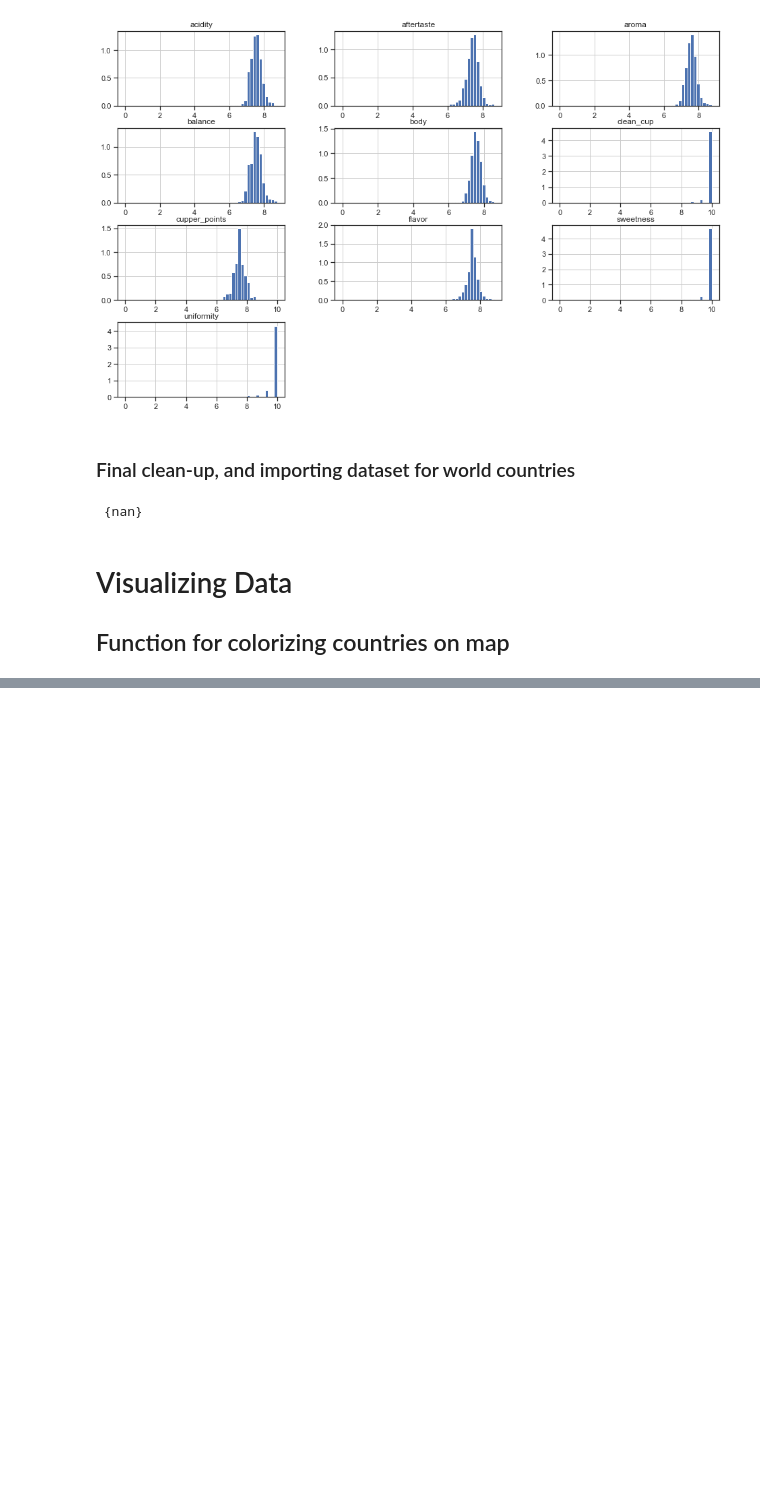
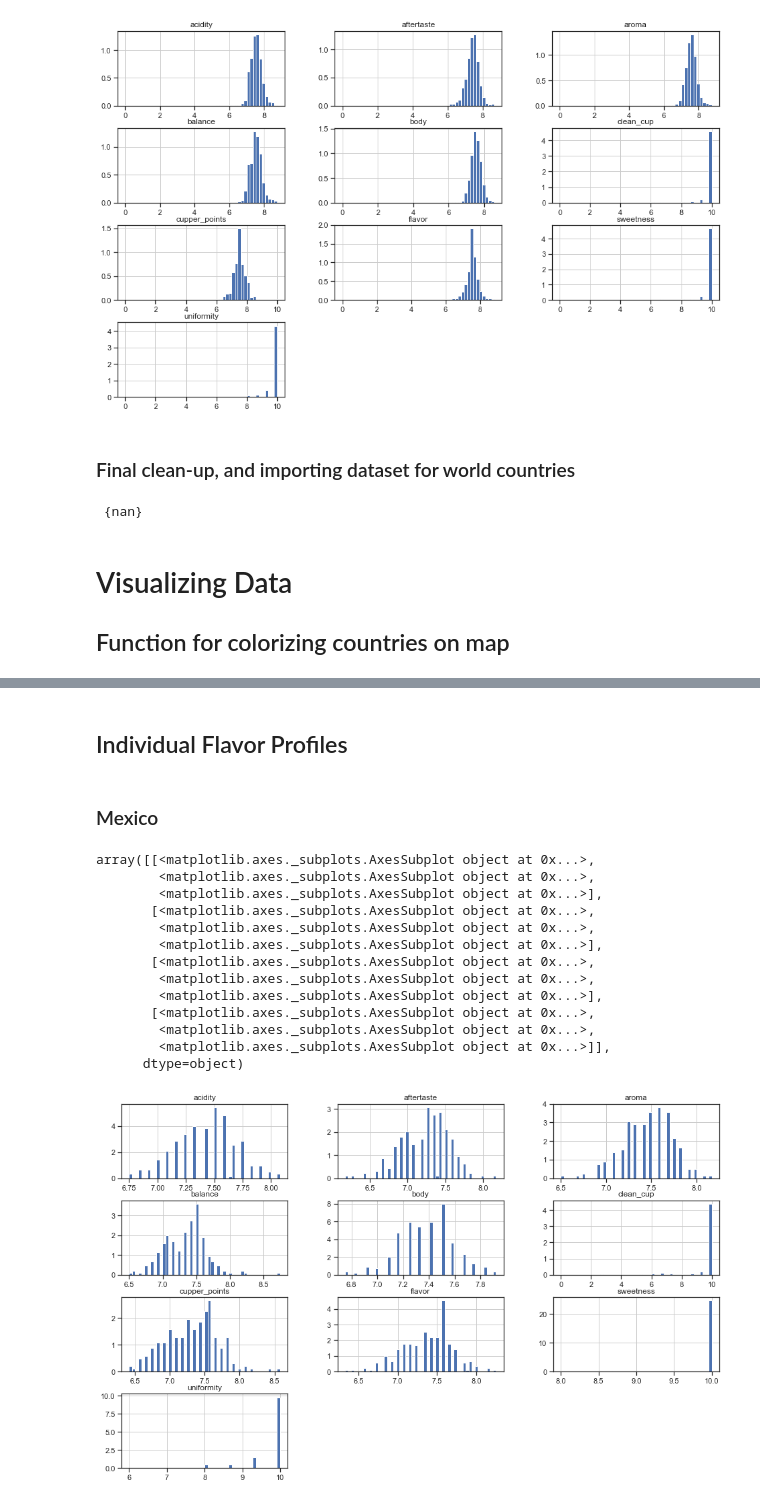
Before and after one commit to Evelyn-H/Data-Analysis-Course, a Jupyter notebook: Coffee Explorations.ipynb, the cells around one changed output, grey strips where cells are left out. Drawn from its saved outputs; the diff is of its cells as text; code cells hidden in the pictures; blank space fills up the shorter version.

```diff
--- a/Coffee Explorations.ipynb
+++ b/Coffee Explorations.ipynb
@@ -252,0 +241,26 @@ plt.xticks(range(len(counts)), list(counts.keys()), rotation=90)
+# %%
+# Let us investigate the top 5 countries. # Have list of attributes to test below.
+score_cols = ['aroma', 'flavor', 'aftertaste', 'acidity', 'body', 'balance', 'uniformity', 'clean_cup', 'sweetness', 'cupper_points']
+def show_flavor_profile(country_name):
+    return df[df.country_of_origin == country_name].hist(column=score_cols, bins=50, figsize=(16,10), sharey=False, normed=True)
+# %% [markdown]
+## Individual Flavor Profiles
+# %% [markdown]
+### Mexico
+# %%
+show_flavor_profile("Mexico")
+# %% [output]
+array([[<matplotlib.axes._subplots.AxesSubplot object at 0x...>,
+        <matplotlib.axes._subplots.AxesSubplot object at 0x...>,
+        <matplotlib.axes._subplots.AxesSubplot object at 0x...>],
+       [<matplotlib.axes._subplots.AxesSubplot object at 0x...>,
+        <matplotlib.axes._subplots.AxesSubplot object at 0x...>,
+        <matplotlib.axes._subplots.AxesSubplot object at 0x...>],
+       [<matplotlib.axes._subplots.AxesSubplot object at 0x...>,
+        <matplotlib.axes._subplots.AxesSubplot object at 0x...>,
+        <matplotlib.axes._subplots.AxesSubplot object at 0x...>],
+       [<matplotlib.axes._subplots.AxesSubplot object at 0x...>,
+        <matplotlib.axes._subplots.AxesSubplot object at 0x...>,
+        <matplotlib.axes._subplots.AxesSubplot object at 0x...>]],
+      dtype=object)
+[figure, added]
```
Also changed, not shown: parts of 15 cells of this notebook.
